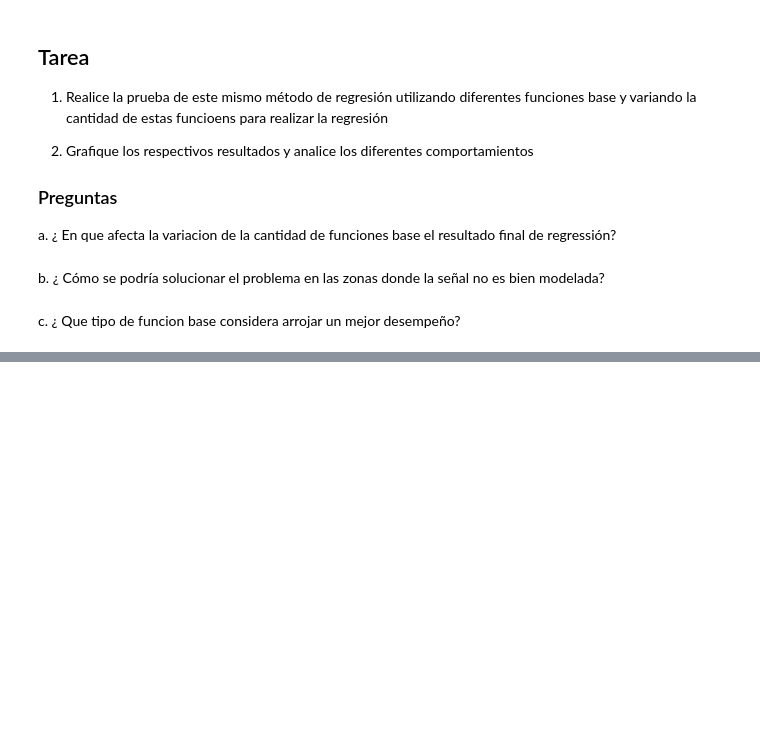
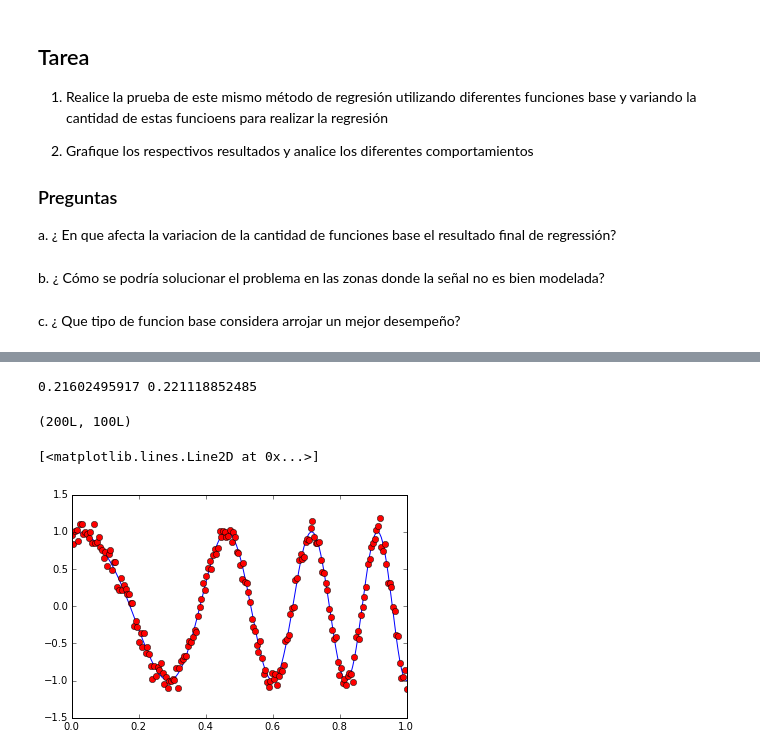
Before and after one commit to JjVera96/Machine-Learning, a Jupyter notebook: LAB1_LeastSquareReg/LAB1_LeastSquareReg.ipynb, the cells around one changed output, grey strips where cells are left out. Cells and saved outputs as stored; diff of their text form; code cells hidden in the pictures; blank space fills up the shorter version.

```diff
--- a/LAB1_LeastSquareReg/LAB1_LeastSquareReg.ipynb
+++ b/LAB1_LeastSquareReg/LAB1_LeastSquareReg.ipynb
@@ -134,0 +266,17 @@ c. ¿ Que tipo de funcion base considera arrojar un mejor desempeño?
+# %%
+RMStest = Erms(tTr,yEstimadoTr)
+RMStrain = Erms(tTe,yEstimadoTe)
+
+print RMStest,RMStrain
+# %% [output]
+0.21602495917 0.221118852485
+# %%
+M = 100 # numero de funciones base
+PHI,w_MLReg,yEstimadoTr = LS(x,t,'pol',M-1)
+print PHI.shape
+plt.plot(x,y)
+plt.plot(x,t,'or')
+# %% [output]
+(200L, 100L)
+[<matplotlib.lines.Line2D at 0x...>]
+[figure, added]
```
Also changed, not shown: parts of 16 cells of this notebook, 1 other file.
